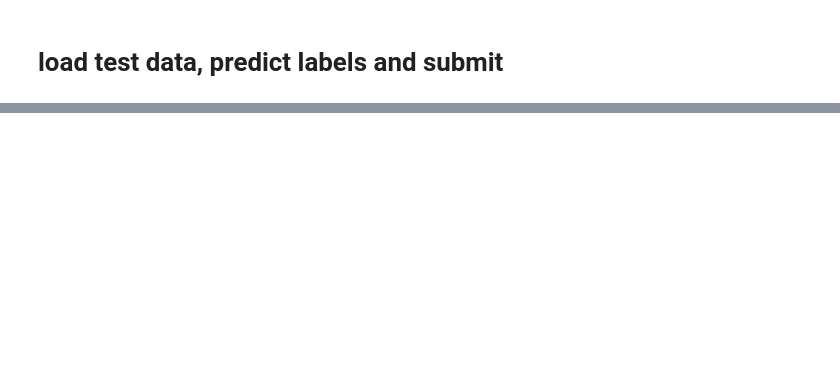
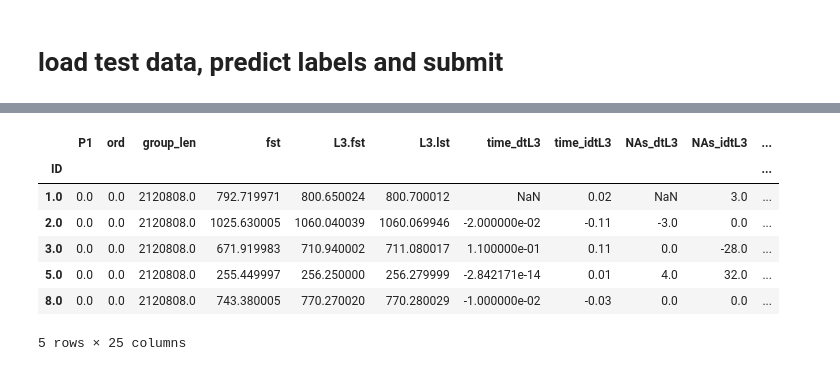
Before and after one commit to yw778/BoschLine, a Jupyter notebook: Main.ipynb, the cells around one changed output, grey strips where cells are left out. Saved outputs shown, nothing was run; the diff lists cells and outputs as text; code cells hidden in the pictures; blank space fills up the shorter version.

```diff
--- a/Main.ipynb
+++ b/Main.ipynb
@@ -740,0 +869,11 @@ test_feature.shape
+# %%
+test_feature.head()
+# %% [output]
+|  | P1 | ord | group_len | fst | L3.fst | L3.lst | time_dtL3 | time_idtL3 | NAs_dtL3 | NAs_idtL3 | ... |
+| ID |  |  |  |  |  |  |  |  |  |  | ... |
+| 1.0 | 0.0 | 0.0 | 2120808.0 | 792.719971 | 800.650024 | 800.700012 | NaN | 0.02 | NaN | 3.0 | ... |
+| 2.0 | 0.0 | 0.0 | 2120808.0 | 1025.630005 | 1060.040039 | 1060.069946 | -2.000000e-02 | -0.11 | -3.0 | 0.0 | ... |
+| 3.0 | 0.0 | 0.0 | 2120808.0 | 671.919983 | 710.940002 | 711.080017 | 1.100000e-01 | 0.11 | 0.0 | -28.0 | ... |
+| 5.0 | 0.0 | 0.0 | 2120808.0 | 255.449997 | 256.250000 | 256.279999 | -2.842171e-14 | 0.01 | 4.0 | 32.0 | ... |
+| 8.0 | 0.0 | 0.0 | 2120808.0 | 743.380005 | 770.270020 | 770.280029 | -1.000000e-02 | -0.03 | 0.0 | 0.0 | ... |
+5 rows × 25 columns
```
Also changed, not shown: parts of 21 cells of this notebook, 2 other files.
